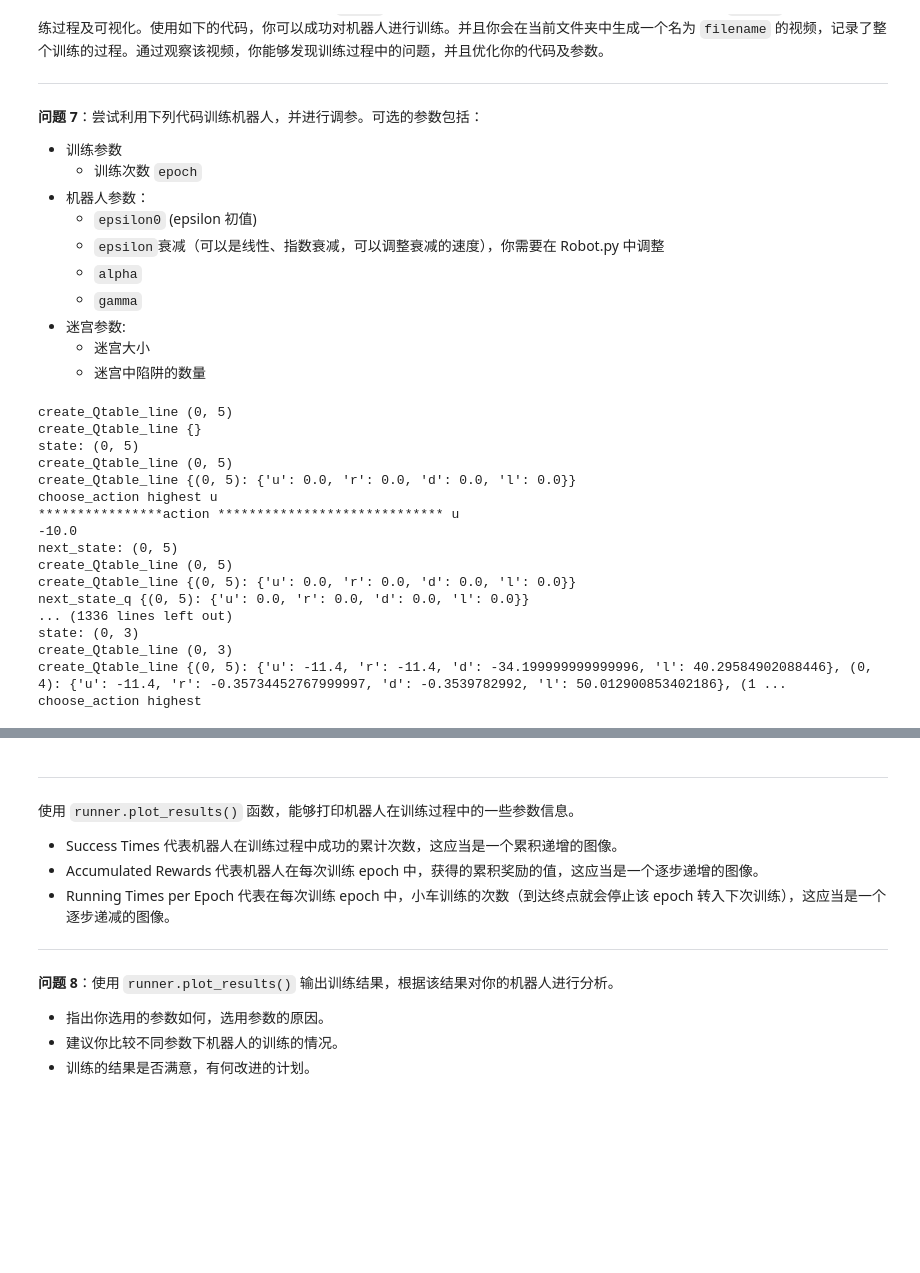
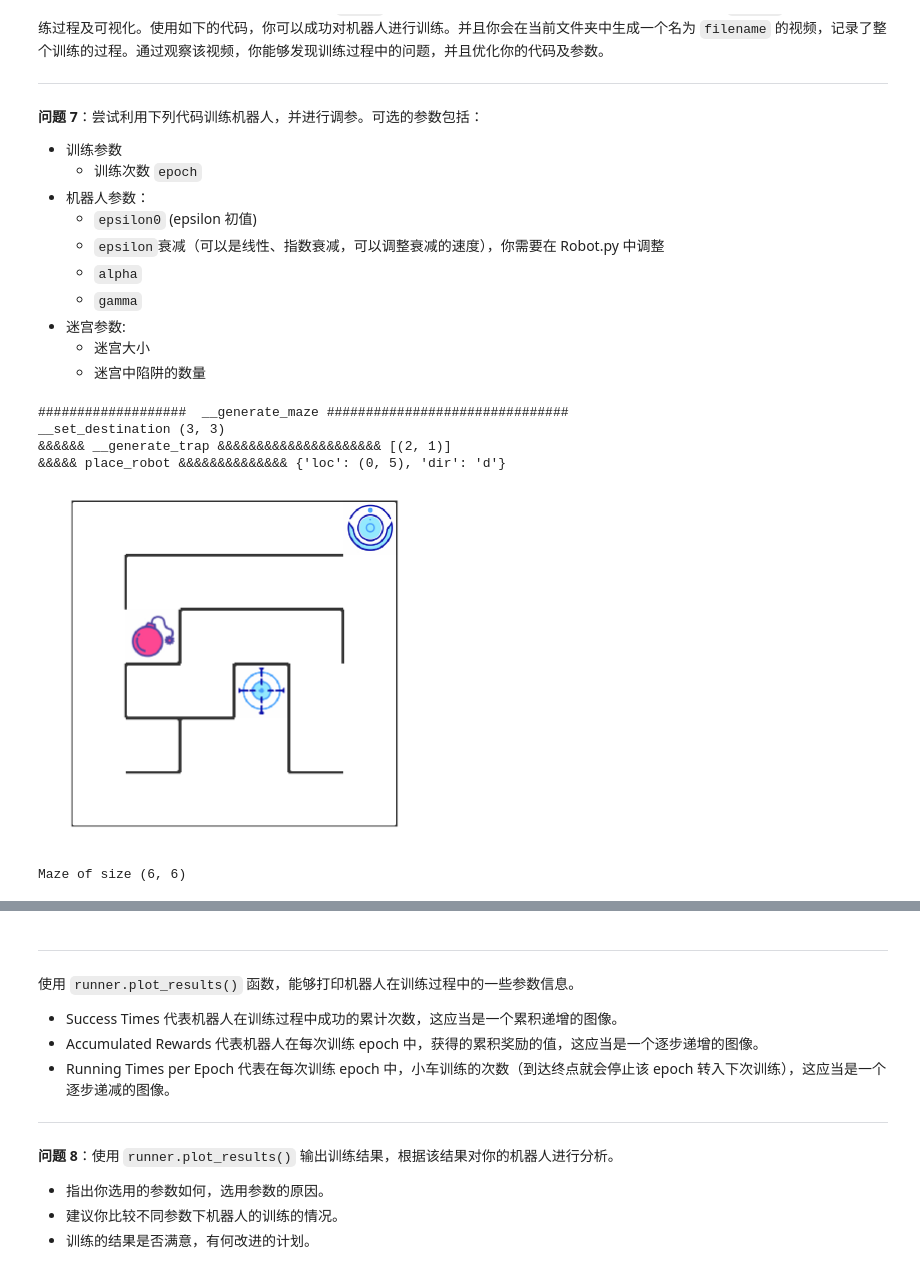
Before and after one commit to hahajing123/robot_maze, a Jupyter notebook: robot_maze.ipynb, the cells around one changed output, grey strips where cells are left out. Saved outputs shown, nothing was run; the diff lists cells and outputs as text; code cells hidden in the pictures; blank space fills up the shorter version.

```diff
--- a/robot_maze.ipynb
+++ b/robot_maze.ipynb
@@ -282,31 +277,23 @@ gamma = 0.9
 
 maze_size = (6,6)
 trap_number = 1
+# %%
+from Runner import Runner
+
+g = Maze(maze_size=maze_size,trap_number=trap_number)
+g
+# %% [output]
+###################  __generate_maze ###############################
+__set_destination (3, 3)
+&&&&&& __generate_trap &&&&&&&&&&&&&&&&&&&&& [(2, 1)]
+&&&&& place_robot &&&&&&&&&&&&&& {'loc': (0, 5), 'dir': 'd'}
+[figure, added]
+Maze of size (6, 6)
 # %%
-from Runner import Runner
-
-g = Maze(maze_size=maze_size,trap_number=trap_number)
 r = Robot(g,alpha=alpha, epsilon0=epsilon0, gamma=gamma)
+#print(r.destination)
 r.set_status(learning=True)
 
 runner = Runner(r, g)
-runner.run_training(epoch, display_direction=True)
-runner.generate_movie(filename = "final1.mp4") # 你可以注释该行代码，加快运行速度，不过你就无法观察到视频了。
+
+#runner.generate_movie(filename = "final1.mp4") # 你可以注释该行代码，加快运行速度，不过你就无法观察到视频了。
-# %% [output]
-create_Qtable_line (0, 5)
-create_Qtable_line {}
-state: (0, 5)
-create_Qtable_line (0, 5)
-create_Qtable_line {(0, 5): {'u': 0.0, 'r': 0.0, 'd': 0.0, 'l': 0.0}}
-choose_action highest u
-****************action ***************************** u
--10.0
-next_state: (0, 5)
-create_Qtable_line (0, 5)
-create_Qtable_line {(0, 5): {'u': 0.0, 'r': 0.0, 'd': 0.0, 'l': 0.0}}
-next_state_q {(0, 5): {'u': 0.0, 'r': 0.0, 'd': 0.0, 'l': 0.0}}
-... (1336 lines left out)
-state: (0, 3)
-create_Qtable_line (0, 3)
-create_Qtable_line {(0, 5): {'u': -11.4, 'r': -11.4, 'd': -34.199999999999996, 'l': 40.29584902088446}, (0, 4): {'u': -11.4, 'r': -0.35734452767999997, 'd': -0.3539782992, 'l': 50.012900853402186}, (1 ...
-choose_action highest
```
Also changed, not shown: parts of 11 cells of this notebook, 2 other files.
